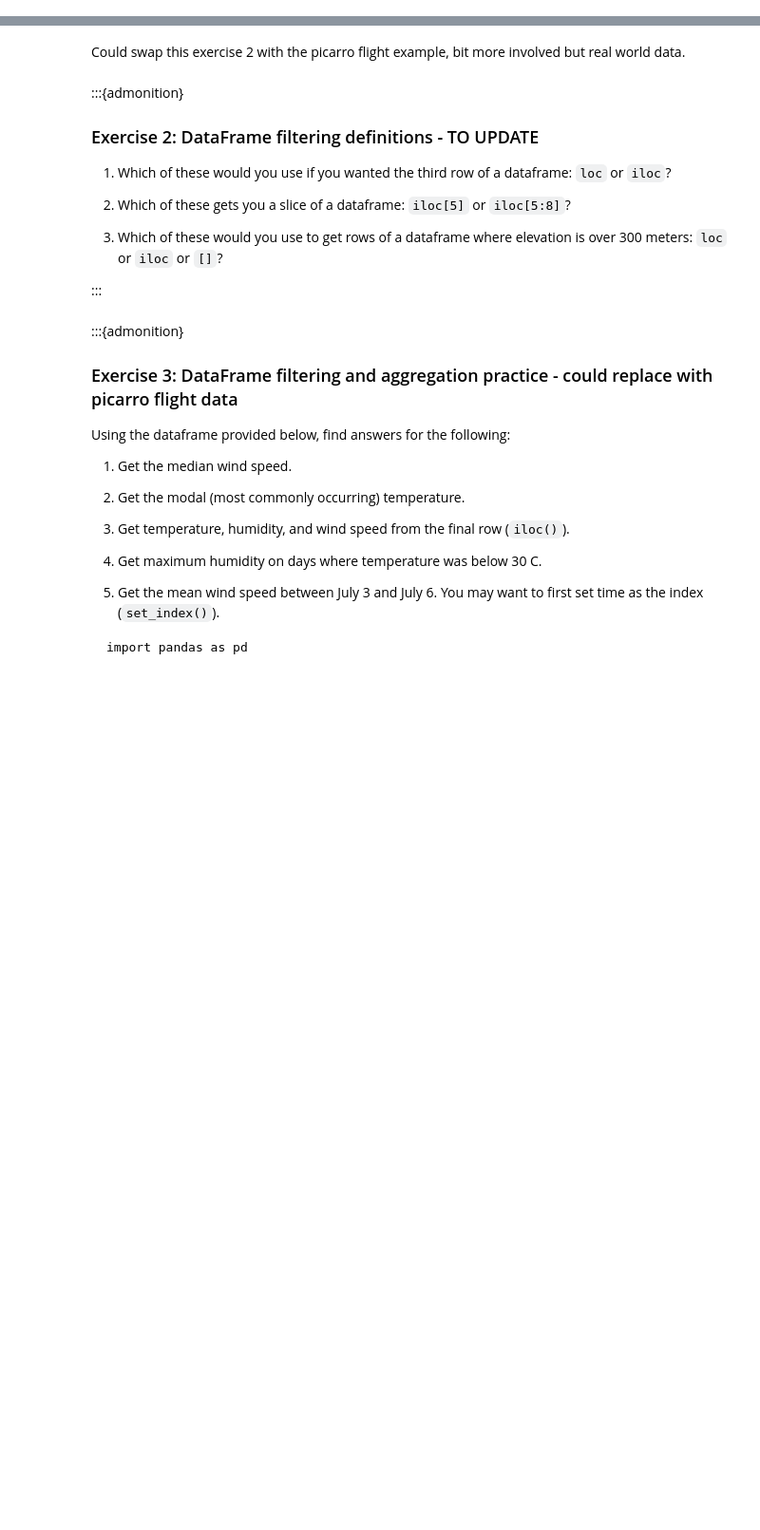
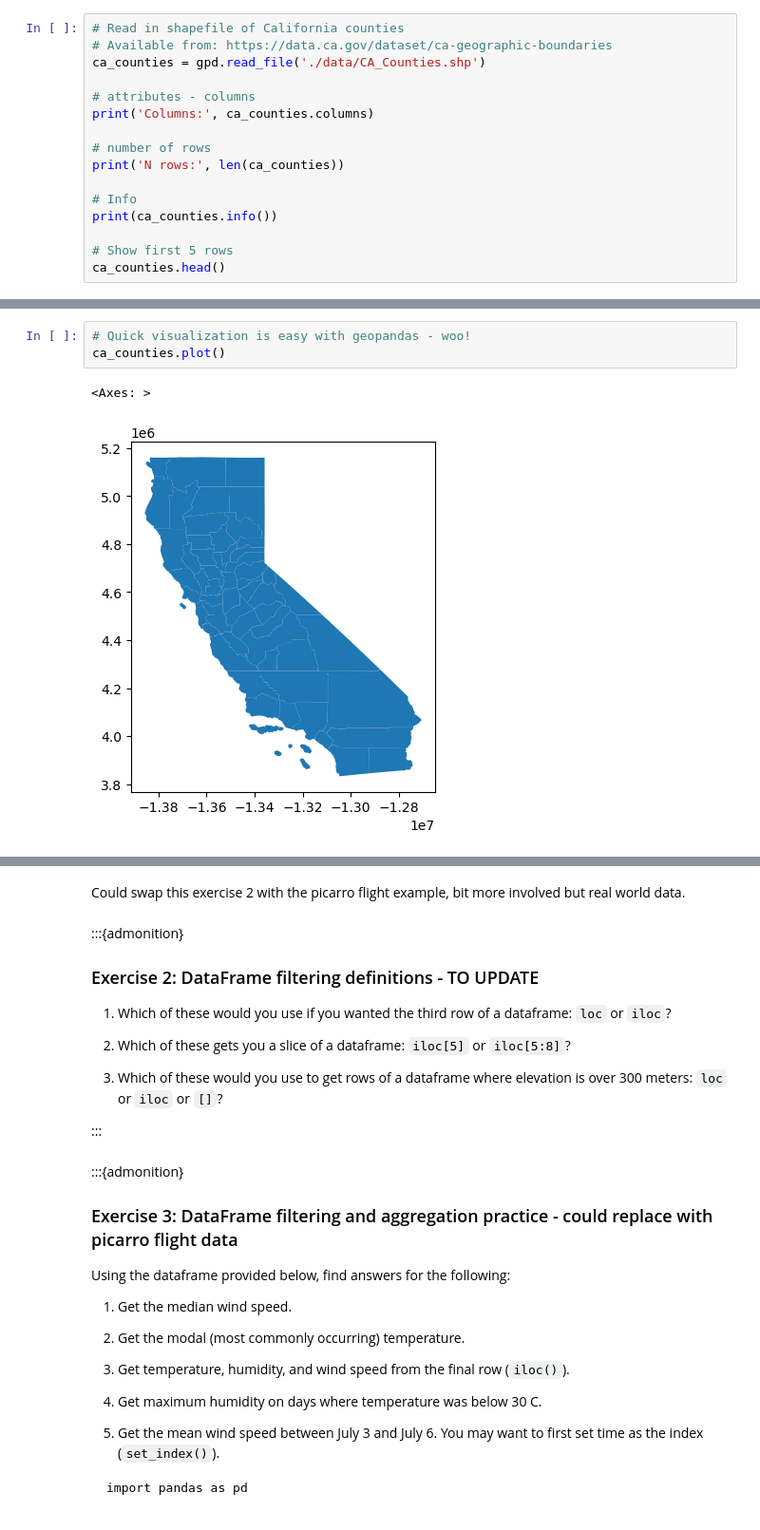
Before and after one commit to NASA-SARP/2026-Coding-Alex, a Jupyter notebook: lessons/03_vector_data/03_vector_data.ipynb, the cells around one changed output, grey strips where cells are left out. Shown at 95% size. Cells and saved outputs as stored; diff of their text form; blank space fills up the shorter version.

```diff
--- a/lessons/03_vector_data/03_vector_data.ipynb
+++ b/lessons/03_vector_data/03_vector_data.ipynb
@@ -22,0 +213,16 @@ This is your ticket into the lesson. Before we start, discuss with your neighbor
+# %%
+# Read in shapefile of California counties
+# Available from: https://data.ca.gov/dataset/ca-geographic-boundaries
+ca_counties = gpd.read_file('./data/CA_Counties.shp')
+
+# attributes - columns
+print('Columns:', ca_counties.columns)
+
+# number of rows
+print('N rows:', len(ca_counties))
+
+# Info
+print(ca_counties.info())
+
+# Show first 5 rows
+ca_counties.head()
@@ -22,0 +253,6 @@ This is your ticket into the lesson. Before we start, discuss with your neighbor
+# %%
+# Quick visualization is easy with geopandas - woo!
+ca_counties.plot()
+# %% [output]
+<Axes: >
+[figure, added]
```
Also changed, not shown: parts of 62 cells of this notebook, 27 other files.
